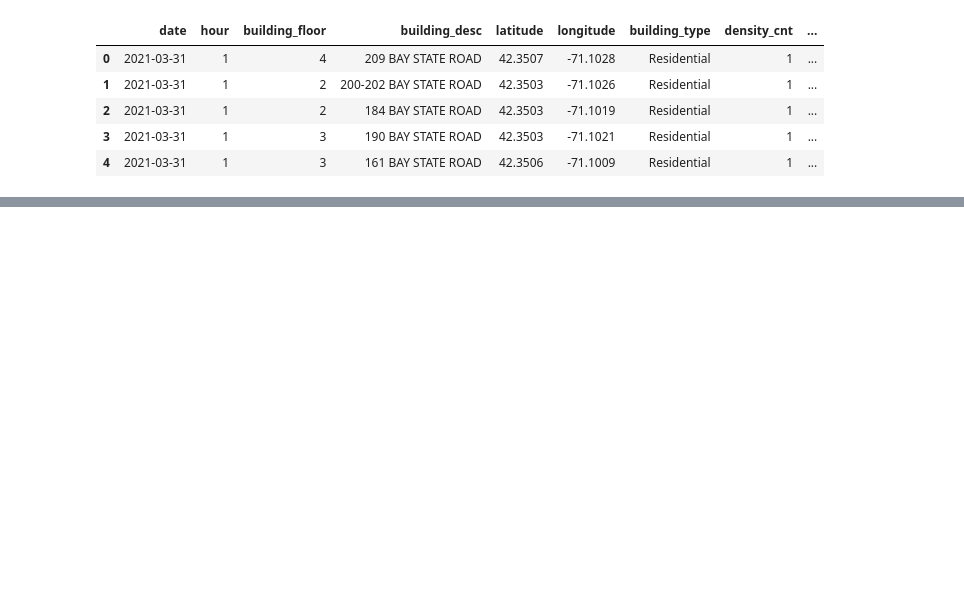
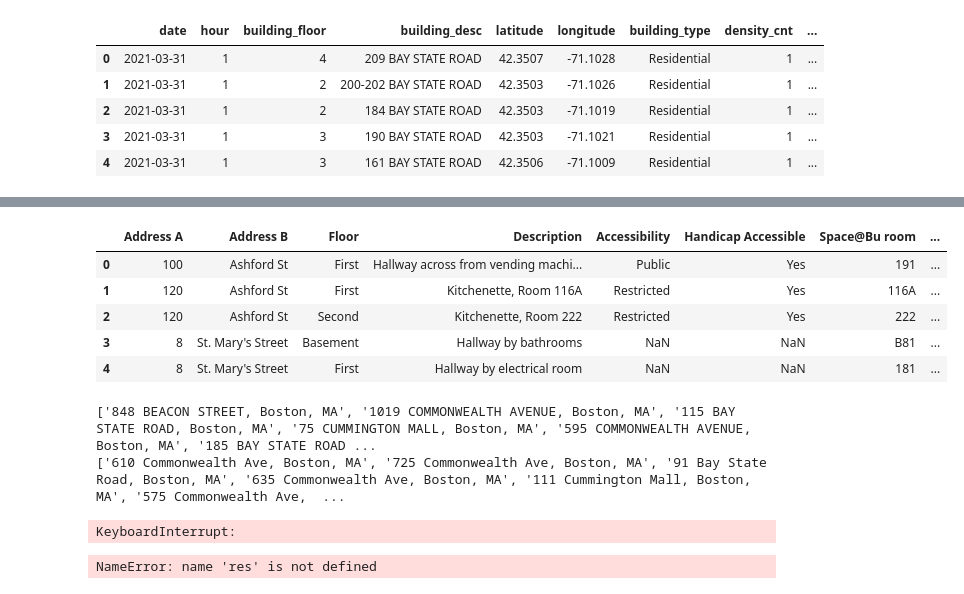
Before and after one commit to BU-Spark/ds-bu-sustainability-water, a Jupyter notebook: sp24-team-d/density_analysis.ipynb, the cells around one changed output, grey strips where cells are left out. Cells and saved outputs as stored; diff of their text form; code cells hidden in the pictures; blank space fills up the shorter version.

Commit message:
Include google maps call ability

```diff
--- a/sp24-team-d/density_analysis.ipynb
+++ b/sp24-team-d/density_analysis.ipynb
@@ -20,0 +13,10 @@ print(density_addresses)
+# %%
+bottle_fill = pd.read_csv('data/bottle_fillers.csv')
+bottle_fill.head()
+# %% [output]
+|  | Address A | Address B | Floor | Description | Accessibility | Handicap Accessible | Space@Bu room | ... |
+| 0 | 100 | Ashford St | First | Hallway across from vending machi... | Public | Yes | 191 | ... |
+| 1 | 120 | Ashford St | First | Kitchenette, Room 116A | Restricted | Yes | 116A | ... |
+| 2 | 120 | Ashford St | Second | Kitchenette, Room 222 | Restricted | Yes | 222 | ... |
+| 3 | 8 | St. Mary's Street | Basement | Hallway by bathrooms | NaN | NaN | B81 | ... |
+| 4 | 8 | St. Mary's Street | First | Hallway by electrical room | NaN | NaN | 181 | ... |
@@ -20,0 +46,32 @@ print(density_addresses)
+# %%
+from functools import reduce
+
+density_addresses = set(df.iloc[:, 3])
+bottle_fill_address = set(bottle_fill['Address A'] + ' ' + bottle_fill['Address B'])
+
+apply_transforms = lambda addresses, fns: [reduce(lambda acc, fn: fn(acc), fns, adr) for adr in addresses]
+
+append_city = lambda address: address + ", Boston, MA"
+transforms = [average_address_if_range, append_city]
+
+density_addresses = apply_transforms(density_addresses, transforms)
+bottle_fill_address = apply_transforms(bottle_fill_address, transforms)
+
+density_addresses = list(set(density_addresses))
+bottle_fill_address = list(set(bottle_fill_address))
+
+print(density_addresses)
+print(bottle_fill_address)
+# %% [output]
+['848 BEACON STREET, Boston, MA', '1019 COMMONWEALTH AVENUE, Boston, MA', '115 BAY STATE ROAD, Boston, MA', '75 CUMMINGTON MALL, Boston, MA', '595 COMMONWEALTH AVENUE, Boston, MA', '185 BAY STATE ROAD ...
+['610 Commonwealth Ave, Boston, MA', '725 Commonwealth Ave, Boston, MA', '91 Bay State Road, Boston, MA', '635 Commonwealth Ave, Boston, MA', '111 Cummington Mall, Boston, MA', '575 Commonwealth Ave,  ...
+# %%
+from google_maps import get_distance_matrix_large
+
+res = get_distance_matrix_large(density_addresses, bottle_fill_address)
+# %% [output]
+KeyboardInterrupt:
+# %%
+print(res)
+# %% [output]
+NameError: name 'res' is not defined
```
Also changed, not shown: parts of 7 cells of this notebook, 1 other file.
